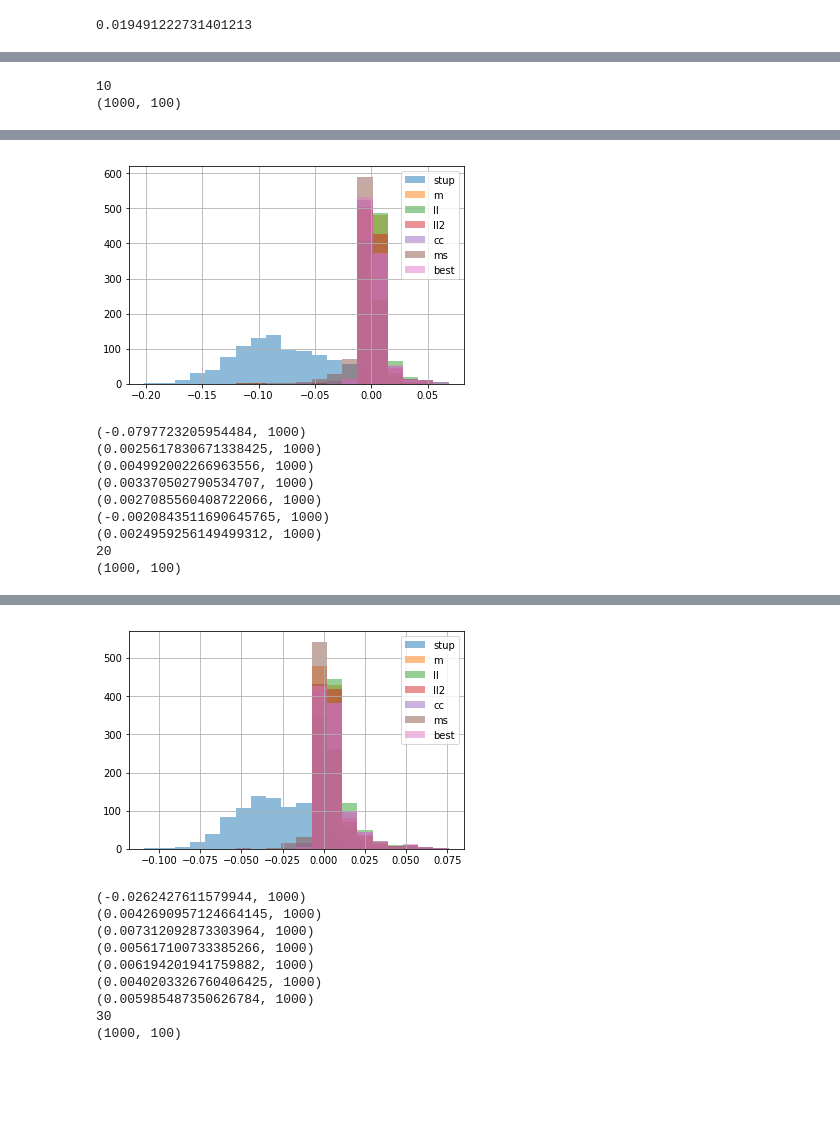
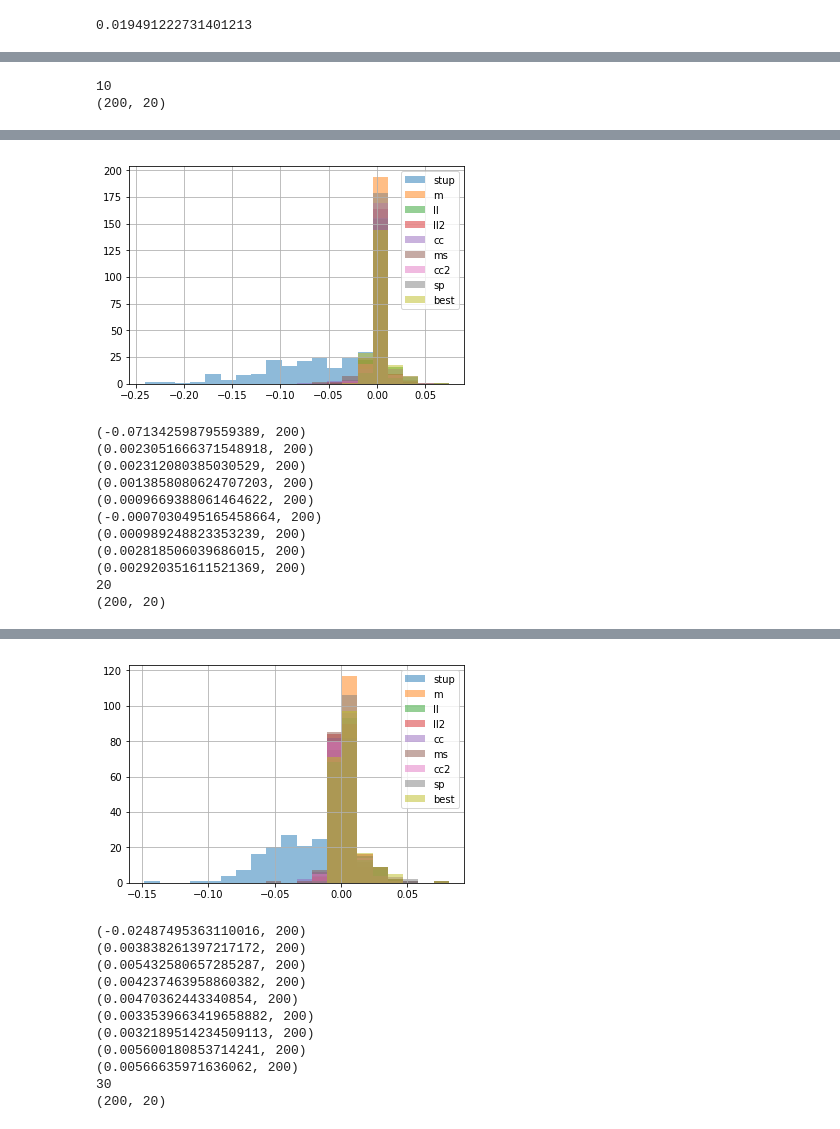
Before and after one commit to AndreyPopovkin/bachelor, a Jupyter notebook: methods_and_compare_generation.ipynb, the cells around one changed output, grey strips where cells are left out. Saved outputs shown, nothing was run; the diff lists cells and outputs as text; code cells hidden in the pictures; blank space fills up the shorter version.

```diff
--- a/methods_and_compare_generation.ipynb
+++ b/methods_and_compare_generation.ipynb
@@ -100,7 +100,7 @@ def calibration_curve_solution(train, val, L):
     sum_ab = tg * L - L + 2
     m = ((train + val) / 2 / L).mean()
     if tg != tg or m * sum_ab < 1 or sum_ab > 1e5:
-        return mean_value_solution(train, val, L)
+        return max_loglike_solution(train, val, L)
 
     return bayesian_solve(m * sum_ab, sum_ab * (1 - m), train + val, 2 * L)
 
@@ -190,0 +251,15 @@ evaluate_compare([
+# %%
+L = 30
+n = 10
+
+ers = []
+for i in tqdm(range(100)):
+    ans = evaluate_compare([
+            max_loglike_solution,
+            calibration_curve_solution,
+        ], DataSet(1000, n, L, random_seed=i), False, [
+            'max_loglike_on_val', 'calibration_curve'
+        ], False)
+    #for i in range(len(ans)):
+    #    print (ans[i])
+    ers.append([ans[0][0], ans[1][0]])
@@ -190,0 +303,15 @@ evaluate_compare([
+# %%
+for L in [10, 30, 50, 70, 100, 300, 3000]:
+    for n in [10, 20, 40, 100]:
+#for L, n in [(30, 30), (100, 200), (3000, 40)]:
+        print (L, n)
+        plt.figure()
+        plt.title("L = %d, nClasses = %d" % (L, n,), fontsize=18)
+        ans = evaluate_compare([
+                max_loglike_solution,
+                calibration_curve_solution,
+            ], DataSet(1000, n, L, random_seed=42), True, [
+                'max_loglike_on_val', 'calibration_curve'
+            ], False)
+        for i in range(len(ans)):
+            print (ans[i])
@@ -198,11 +362,13 @@ for L in [10, 20, 30, 50, 70, 100, 150, 200, 300, 1000, 3000]:
             max_loglike_solution2,
             calibration_curve_solution,
             mean_std_value_solution,
-        ], DataSet(1000, 100, L, random_seed=42), True, [
-            'stup', 'm', 'll', 'll2', 'cc', 'ms'
+            modified_calibration_curve_solution,
+            super_puper_solution2,
+        ], DataSet(200, 20, L, random_seed=42), True, [
+            'stup', 'm', 'll', 'll2', 'cc', 'ms', 'cc2', 'sp'
         ])
     for i in range(len(ans)):
         print (ans[i])
 # %% [output]
 10
-(1000, 100)
+(200, 20)
@@ -209,10 +376,12 @@ for L in [10, 20, 30, 50, 70, 100, 150, 200, 300, 1000, 3000]:
-[figure, old version]
+[figure, new version]
-(-0.0797723205954484, 1000)
-(0.0025617830671338425, 1000)
-(0.004992002266963556, 1000)
-(0.003370502790534707, 1000)
-(0.0027085560408722066, 1000)
-(-0.0020843511690645765, 1000)
-(0.0024959256149499312, 1000)
+(-0.07134259879559389, 200)
+(0.0023051666371548918, 200)
+(0.002312080385030529, 200)
+(0.0013858080624707203, 200)
+(0.0009669388061464622, 200)
+(-0.0007030495165458664, 200)
+(0.000989248823353239, 200)
+(0.002818506039686015, 200)
+(0.002920351611521369, 200)
 20
-(1000, 100)
+(200, 20)
@@ -219,10 +389,12 @@ for L in [10, 20, 30, 50, 70, 100, 150, 200, 300, 1000, 3000]:
-[figure, old version]
+[figure, new version]
-(-0.0262427611579944, 1000)
-(0.0042690957124664145, 1000)
-(0.007312092873303964, 1000)
-(0.005617100733385266, 1000)
-(0.006194201941759882, 1000)
-(0.0040203326760406425, 1000)
-(0.005985487350626784, 1000)
+(-0.02487495363110016, 200)
+(0.003838261397217172, 200)
+(0.005432580657285287, 200)
+(0.004237463958860382, 200)
+(0.00470362443340854, 200)
+(0.0033539663419658882, 200)
+(0.0032189514234509113, 200)
+(0.005600180853714241, 200)
+(0.00566635971636062, 200)
 30
-(1000, 100)
+(200, 20)
```
Also changed, not shown: parts of 9 cells of this notebook, 3 other files.
